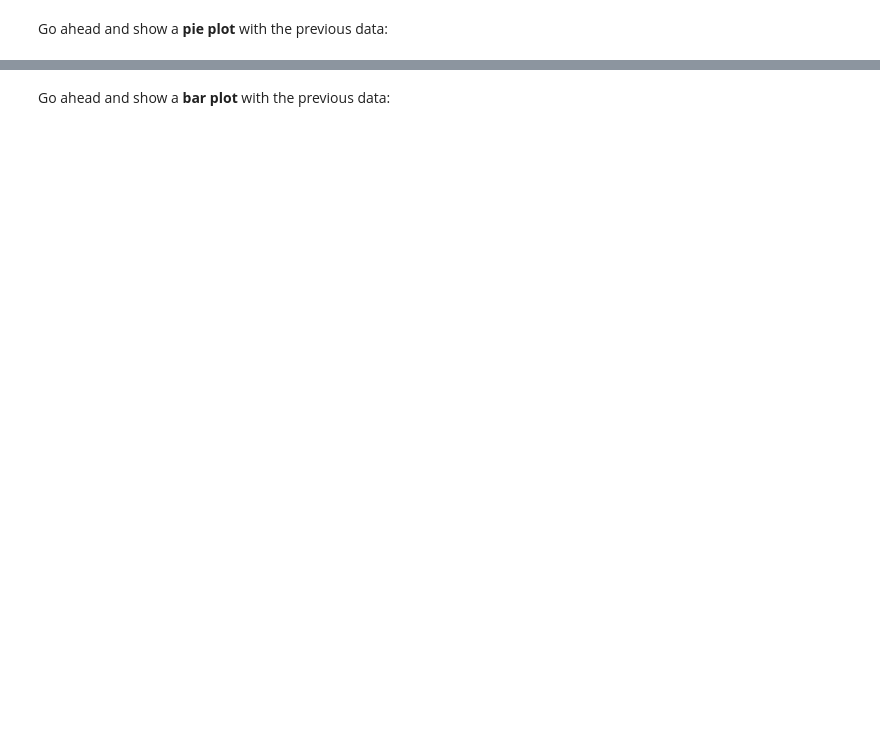
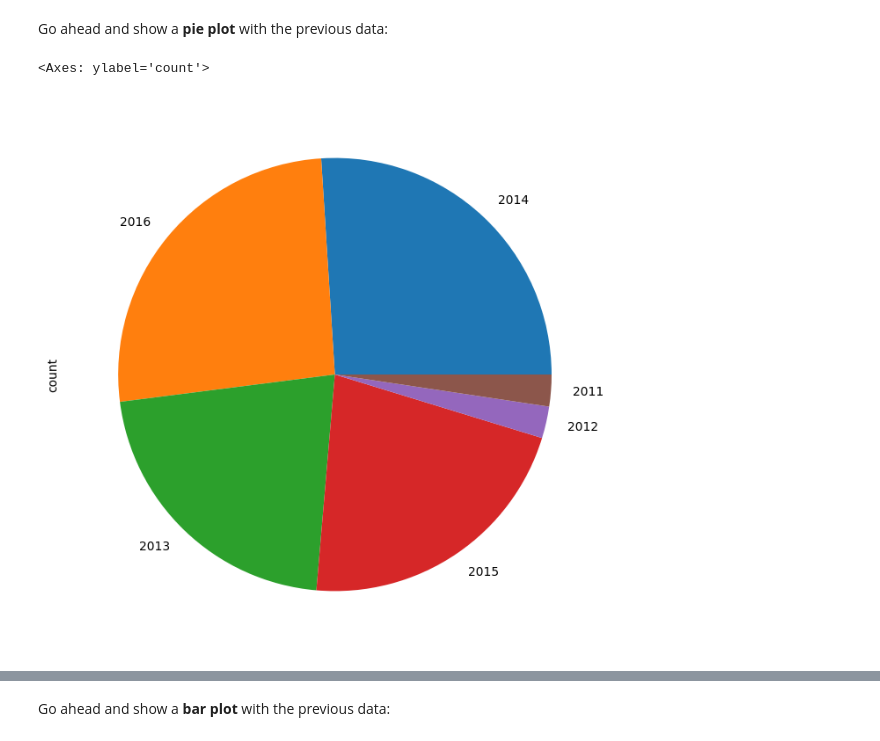
Before and after one commit to manuemp/PandasFreeCodeCamp, a Jupyter notebook: Exercises_1.ipynb, the cells around one changed output, grey strips where cells are left out. Drawn from its saved outputs; the diff is of its cells as text; code cells hidden in the pictures; blank space fills up the shorter version.

```diff
--- a/Exercises_1.ipynb
+++ b/Exercises_1.ipynb
@@ -100,6 +152,10 @@ sales['Year'].value_counts()
 Go ahead and show a <b>pie plot</b> with the previous data:
 # %%
 # your code goes here
+sales['Year'].value_counts().plot(kind='pie', figsize=(8, 8))
+# %% [output]
+<Axes: ylabel='count'>
+[figure, added]
 # %%
 sales['Year'].value_counts().plot(kind='pie', figsize=(6,6))
 # %% [markdown]
```
Also changed, not shown: parts of 26 cells of this notebook.
